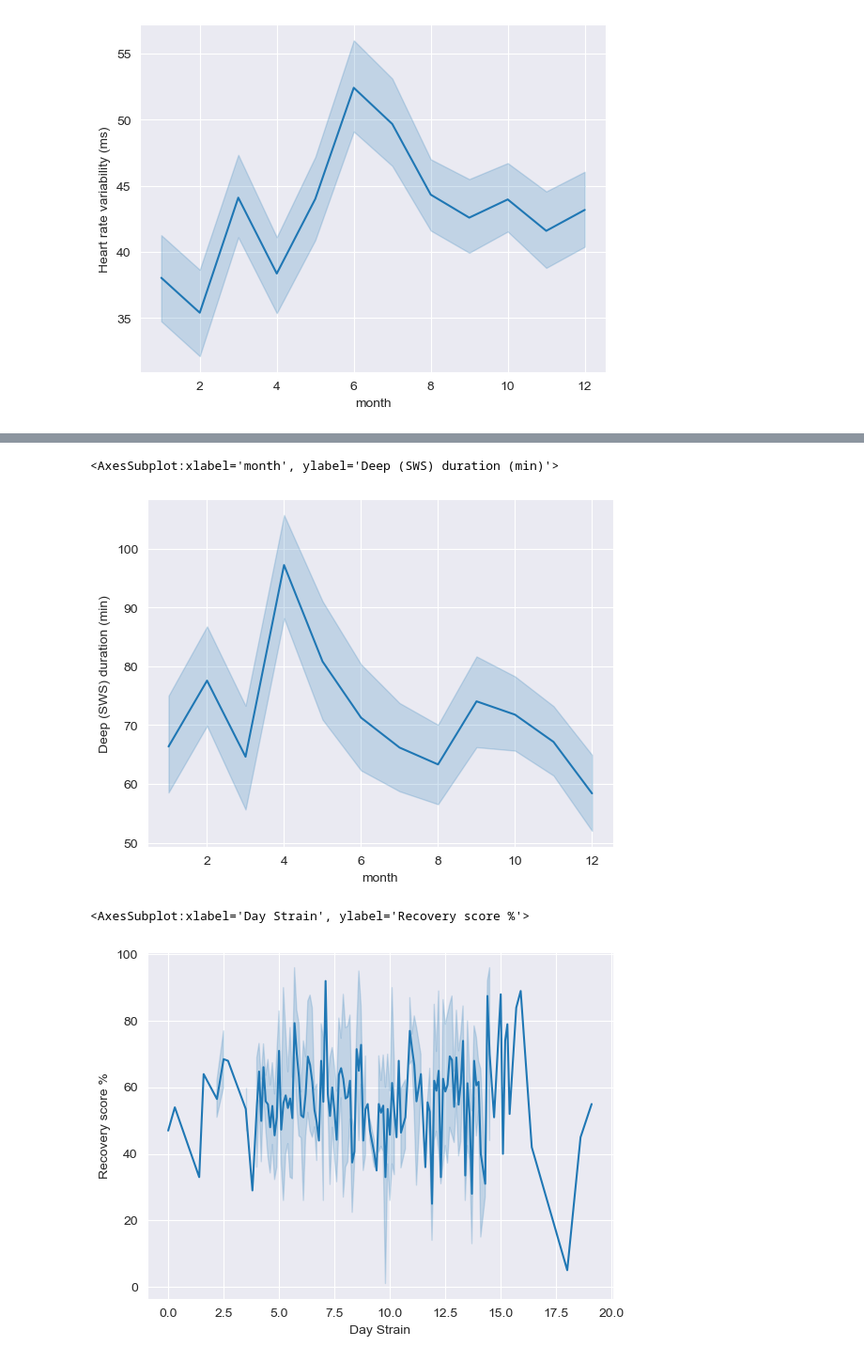
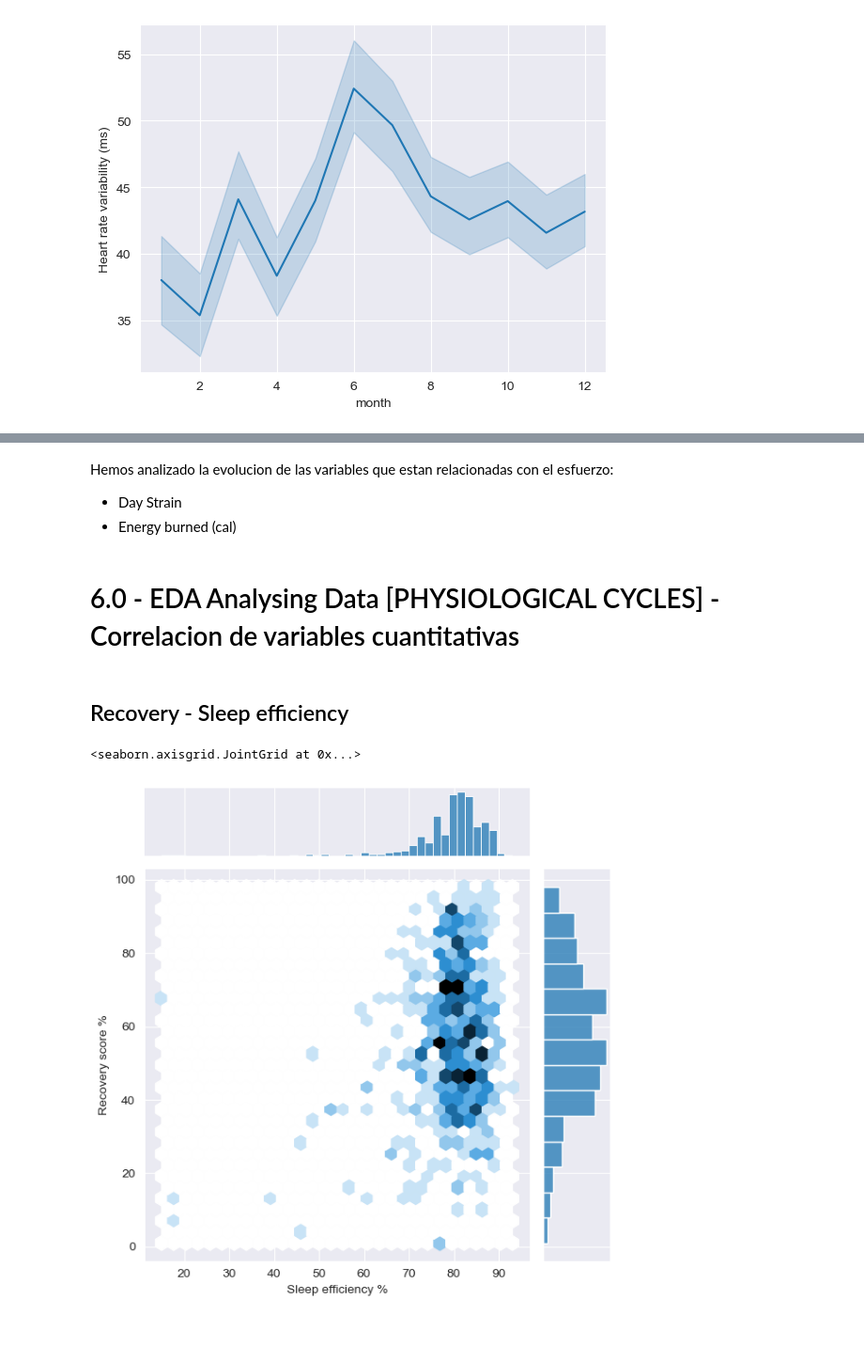
Before and after one commit to infantesromeroadrian/IRON-AIR-WHOOP, a Jupyter notebook: Iron_AIR.ipynb, the cells around one changed output, grey strips where cells are left out. Shown at 94% size. Drawn from its saved outputs; the diff is of its cells as text; code cells hidden in the pictures; blank space fills up the shorter version.

```diff
--- a/Iron_AIR.ipynb
+++ b/Iron_AIR.ipynb
@@ -313,3 +316,0 @@ dtype: int64
-# %%
-physiological_cycles['month'] = pd.DatetimeIndex(physiological_cycles['Cycle start time']).month
-physiological_cycles['day'] = pd.DatetimeIndex(physiological_cycles['Cycle start time']).day
@@ -377,0 +335,6 @@ Name: Skin temp (celsius), Length: 100, dtype: int64
+# %%
+physiological_cycles["Cycle start time"] = pd.to_datetime(physiological_cycles["Cycle start time"])
+# %%
+physiological_cycles["month"] = physiological_cycles["Cycle start time"].dt.month
+physiological_cycles["day"] = physiological_cycles["Cycle start time"].dt.day
+physiological_cycles["year"] = physiological_cycles["Cycle start time"].dt.year
@@ -455,10 +568,13 @@ memory usage: 107.3+ KB
-# %%
-sns.lineplot(x='month', y='Deep (SWS) duration (min)', data=physiological_cycles, ci=95)
-# %% [output]
-<AxesSubplot:xlabel='month', ylabel='Deep (SWS) duration (min)'>
-[figure, removed]
+# %% [markdown]
+Hemos analizado la evolucion de las variables que estan relacionadas con el esfuerzo:
+- Day Strain
+- Energy burned (cal)
+# %% [markdown]
+# 6.0 - EDA Analysing Data [PHYSIOLOGICAL CYCLES] - Correlacion de variables cuantitativas
+# %% [markdown]
+## Recovery - Sleep efficiency
 # %%
-sns.lineplot(x='Day Strain', y='Recovery score %', data=physiological_cycles, ci=95)
+sns.jointplot(x='Sleep efficiency %', y='Recovery score %', data=physiological_cycles, kind='hex')
 # %% [output]
-<AxesSubplot:xlabel='Day Strain', ylabel='Recovery score %'>
+<seaborn.axisgrid.JointGrid at 0x...>
-[figure, old version]
+[figure, new version]
```
Also changed, not shown: parts of 69 cells of this notebook, 1 other file.
